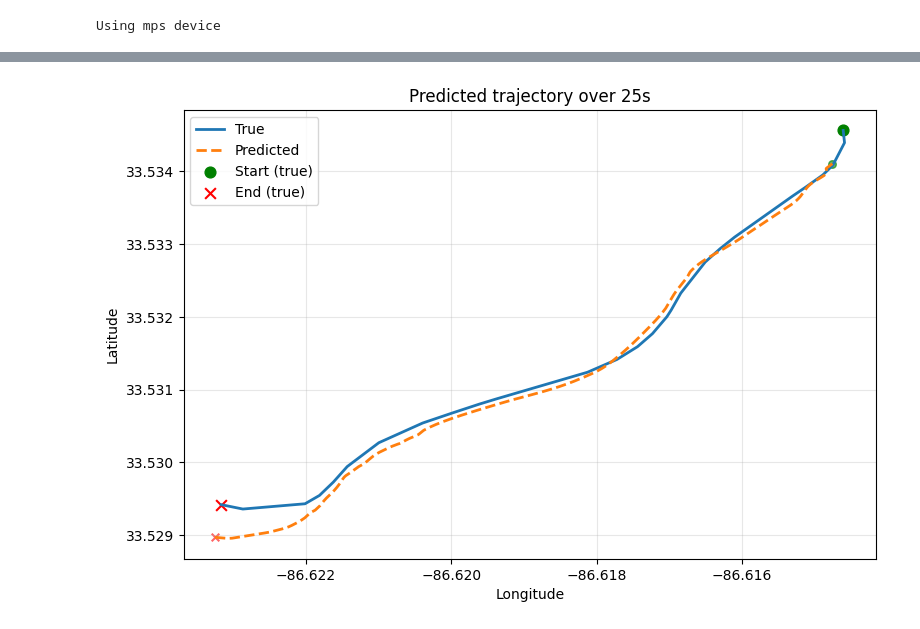
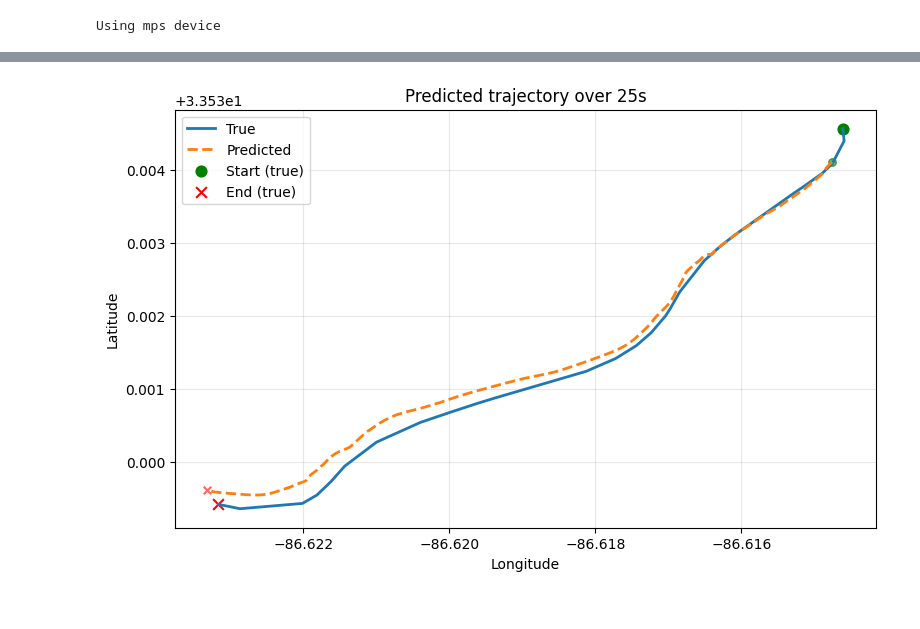
Before and after one commit to UBC-Solar/hack_the_track, a Jupyter notebook: backend/telemetry/test_car_13.ipynb, the cells around one changed output, grey strips where cells are left out. Drawn from its saved outputs; the diff is of its cells as text; code cells hidden in the pictures.

```diff
--- a/backend/telemetry/test_car_13.ipynb
+++ b/backend/telemetry/test_car_13.ipynb
@@ -568,33 +568,33 @@ x_true = true_seq_plot[:, x_idx]
 
 y_pred = pred_seq_plot[:, y_idx]
 x_pred = pred_seq_plot[:, x_idx]
 
-true_lat, true_lon = xy_to_latlon(x_true, y_true, lat0_deg, lon0_deg)
-pred_lat, pred_lon = xy_to_latlon(x_pred, y_pred, lat0_deg, lon0_deg)
+true_lat, true_lon = xy_to_latlon(x_true, y_true, final_df_car13_origin_rad)
+pred_lat, pred_lon = xy_to_latlon(x_pred, y_pred, final_df_car13_origin_rad)
 
 plt.figure(figsize=(8, 8))
 
 # True path
 plt.plot(true_lon, true_lat, label="True", linewidth=2)
 
 # Predicted path
 plt.plot(pred_lon, pred_lat, label="Predicted", linestyle="--", linewidth=2)
 
 # Optional: mark start/end points
 plt.scatter(true_lon[0], true_lat[0], c="green", marker="o", s=60, label="Start (true)")
 plt.scatter(true_lon[-1], true_lat[-1], c="red", marker="x", s=60, label="End (true)")
 
 plt.scatter(pred_lon[0], pred_lat[0], c="green", marker="o", s=30, alpha=0.6)
 plt.scatter(pred_lon[-1], pred_lat[-1], c="red", marker="x", s=30, alpha=0.6)
 
 plt.xlabel("Longitude")
 plt.ylabel("Latitude")
 plt.title("Predicted trajectory over 25s")
 plt.legend()
 plt.gca().set_aspect("equal", "box")  # keep aspect ratio so geometry looks right
 plt.grid(True, alpha=0.3)
 
 plt.tight_layout()
 plt.show()
 # %% [output]
-[figure, old version]
+[figure, new version]
```
Also changed, not shown: parts of 3 cells of this notebook, 5 other files.
